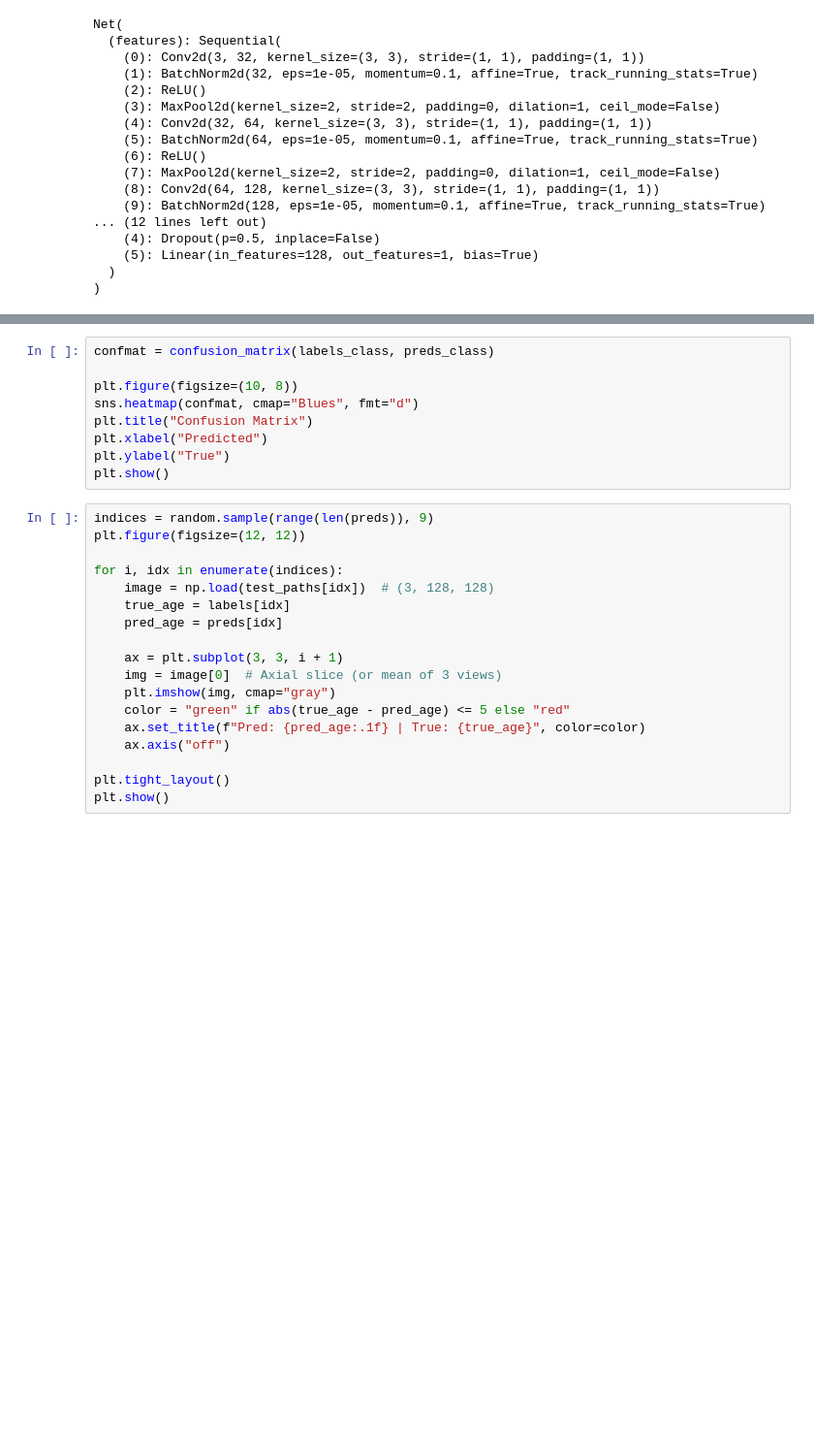
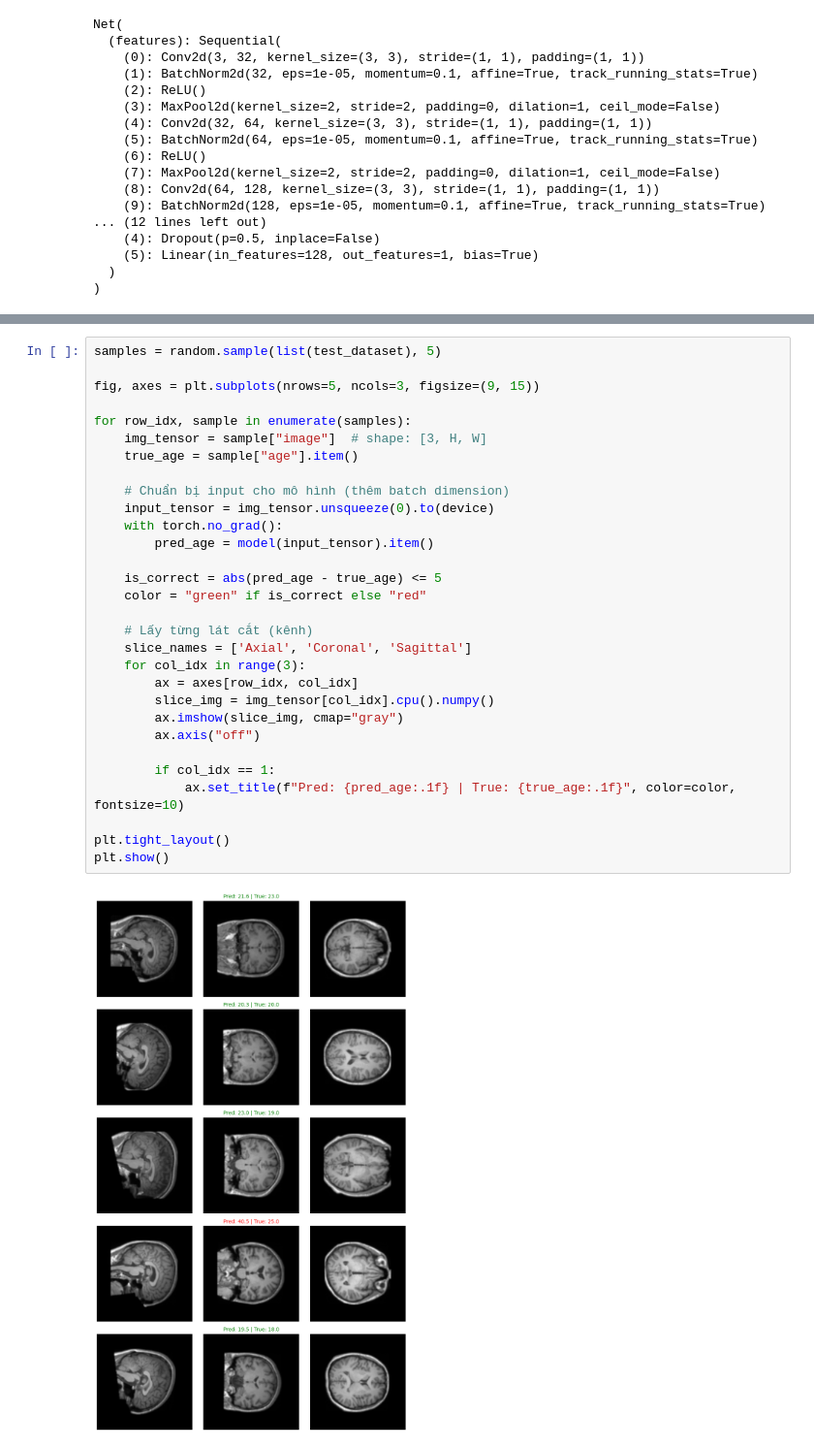
Before and after one commit to NguyenDung0210/Federated_Learning_Medical_Imaging, a Jupyter notebook: fl-brain/test.ipynb, the cells around one changed output, grey strips where cells are left out. Shown at 97% size. Cells and saved outputs as stored; diff of their text form; blank space fills up the shorter version.

```diff
--- a/fl-brain/test.ipynb
+++ b/fl-brain/test.ipynb
@@ -237,27 +243,32 @@ print(f"Precision: {precision:.2f} | Recall: {recall:.2f} | F1: {f1:.2f}")
-# %%
-confmat = confusion_matrix(labels_class, preds_class)
-
-plt.figure(figsize=(10, 8))
-sns.heatmap(confmat, cmap="Blues", fmt="d")
-plt.title("Confusion Matrix")
-plt.xlabel("Predicted")
-plt.ylabel("True")
-plt.show()
-# %%
-indices = random.sample(range(len(preds)), 9)
-plt.figure(figsize=(12, 12))
-
-for i, idx in enumerate(indices):
-    image = np.load(test_paths[idx])  # (3, 128, 128)
-    true_age = labels[idx]
-    pred_age = preds[idx]
-
-    ax = plt.subplot(3, 3, i + 1)
-    img = image[0]  # Axial slice (or mean of 3 views)
-    plt.imshow(img, cmap="gray")
-    color = "green" if abs(true_age - pred_age) <= 5 else "red"
-    ax.set_title(f"Pred: {pred_age:.1f} | True: {true_age}", color=color)
-    ax.axis("off")
-
-plt.tight_layout()
-plt.show()
+# %%
+samples = random.sample(list(test_dataset), 5)
+
+fig, axes = plt.subplots(nrows=5, ncols=3, figsize=(9, 15))
+
+for row_idx, sample in enumerate(samples):
+    img_tensor = sample["image"]  # shape: [3, H, W]
+    true_age = sample["age"].item()
+
+    # Chuẩn bị input cho mô hình (thêm batch dimension)
+    input_tensor = img_tensor.unsqueeze(0).to(device)
+    with torch.no_grad():
+        pred_age = model(input_tensor).item()
+
+    is_correct = abs(pred_age - true_age) <= 5
+    color = "green" if is_correct else "red"
+
+    # Lấy từng lát cắt (kênh)
+    slice_names = ['Axial', 'Coronal', 'Sagittal']
+    for col_idx in range(3):
+        ax = axes[row_idx, col_idx]
+        slice_img = img_tensor[col_idx].cpu().numpy()
+        ax.imshow(slice_img, cmap="gray")
+        ax.axis("off")
+
+        if col_idx == 1:
+            ax.set_title(f"Pred: {pred_age:.1f} | True: {true_age:.1f}", color=color, fontsize=10)
+
+plt.tight_layout()
+plt.show()
+# %% [output]
+[figure, added]
```
Also changed, not shown: parts of 5 cells of this notebook.
